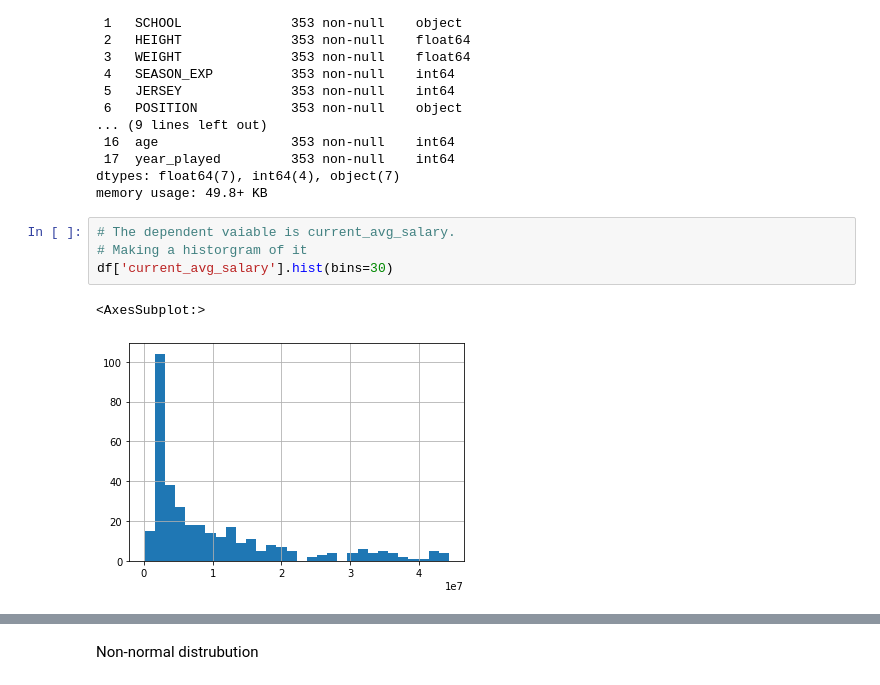
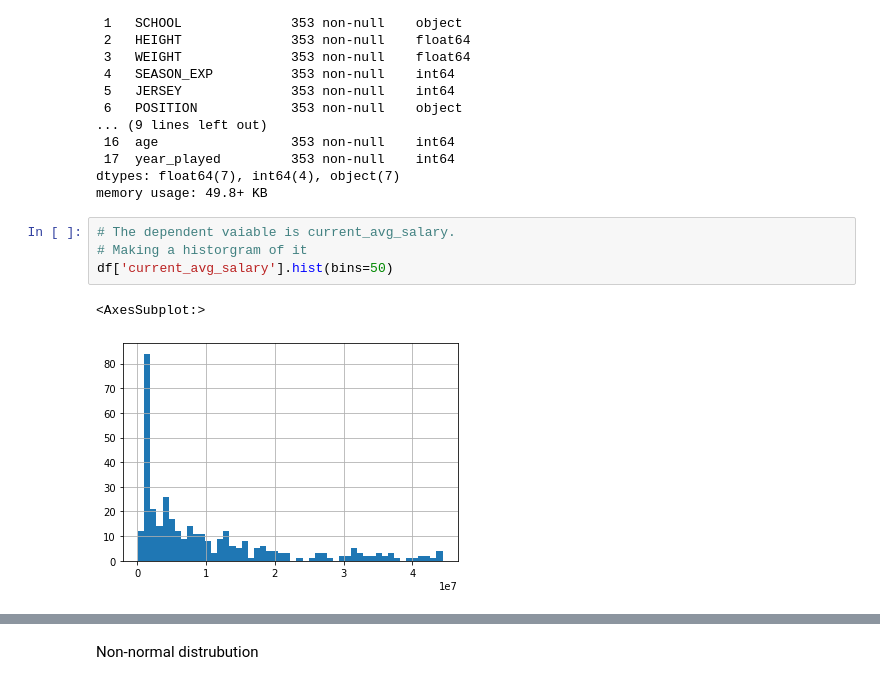
Before and after one commit to jinshuochen/Spring-Board-Capstone-Two, a Jupyter notebook: nba_player_salary/notebooks/03_exploratory_data_analysis.ipynb, the cells around one changed output, grey strips where cells are left out. Saved outputs shown, nothing was run; the diff lists cells and outputs as text.

```diff
--- a/nba_player_salary/notebooks/03_exploratory_data_analysis.ipynb
+++ b/nba_player_salary/notebooks/03_exploratory_data_analysis.ipynb
@@ -50,7 +50,7 @@ memory usage: 49.8+ KB
 # %%
 # The dependent vaiable is current_avg_salary.
 # Making a historgram of it
-df['current_avg_salary'].hist(bins=30)
+df['current_avg_salary'].hist(bins=50)
 # %% [output]
 <AxesSubplot:>
-[figure, old version]
+[figure, new version]
```
Also changed, not shown: parts of 14 cells of this notebook, 4 other files.
